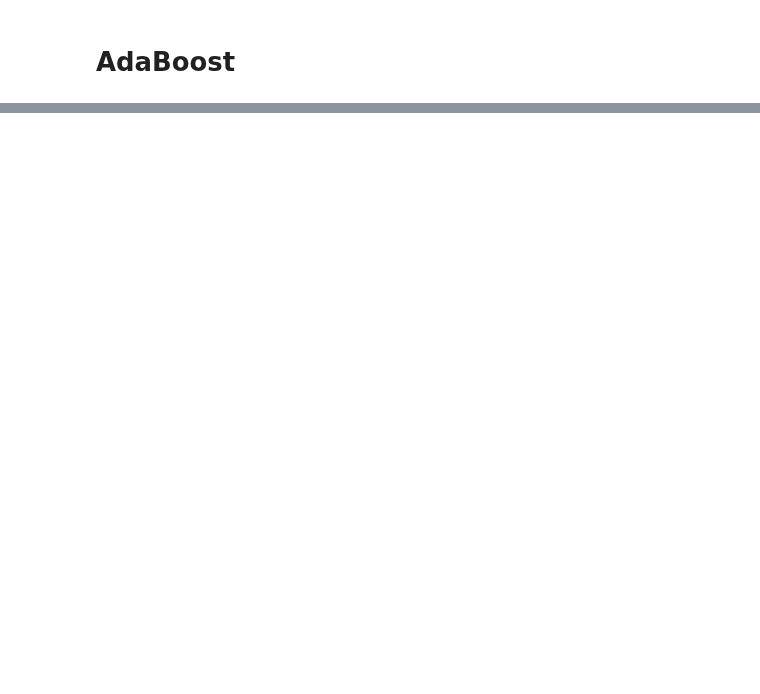
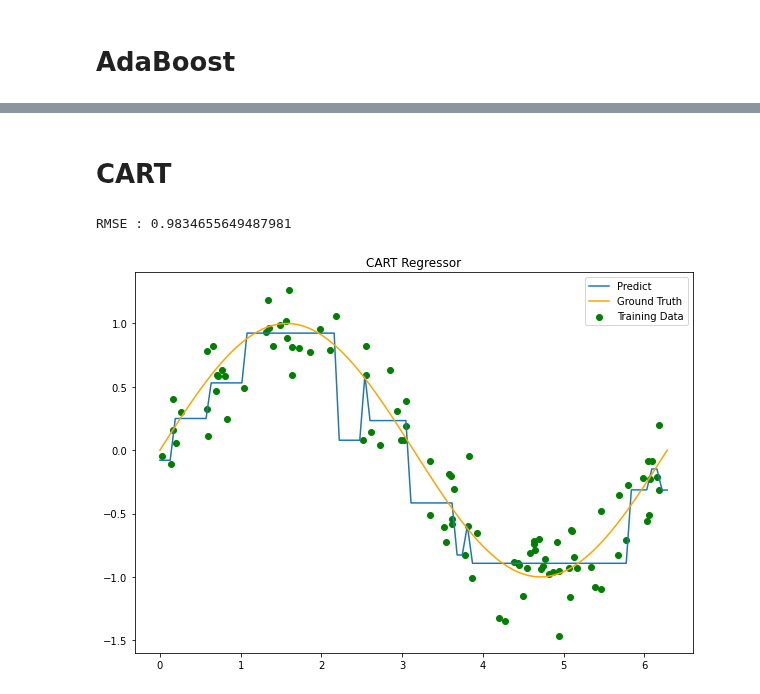
Before and after one commit to negRhlk/PRML, a Jupyter notebook: notebook/chapter14_combining_models.ipynb, the cells around one changed output, grey strips where cells are left out. Saved outputs shown, nothing was run; the diff lists cells and outputs as text; code cells hidden in the pictures; blank space fills up the shorter version.

Commit message:
add CART to notebooks

```diff
--- a/notebook/chapter14_combining_models.ipynb
+++ b/notebook/chapter14_combining_models.ipynb
@@ -184,0 +185,2 @@ plot_classifier(X,y,ab,title="AdaBoost")
+# %% [markdown]
+# CART
@@ -184,0 +316,9 @@ plot_classifier(X,y,ab,title="AdaBoost")
+# %%
+generator = RegressionDataGenerator(f=np.sin)
+X,y = generator(n=100,std=0.2)
+cart = CARTRegressor(lamda=1e-2)
+cart.fit(X,y.ravel())
+plot_regression1D(X,y,cart,title="CART Regressor",f=np.sin)
+# %% [output]
+RMSE : 0.9834655649487981
+[figure, added]
```
Also changed, not shown: parts of 3 cells of this notebook, 1 other file.
